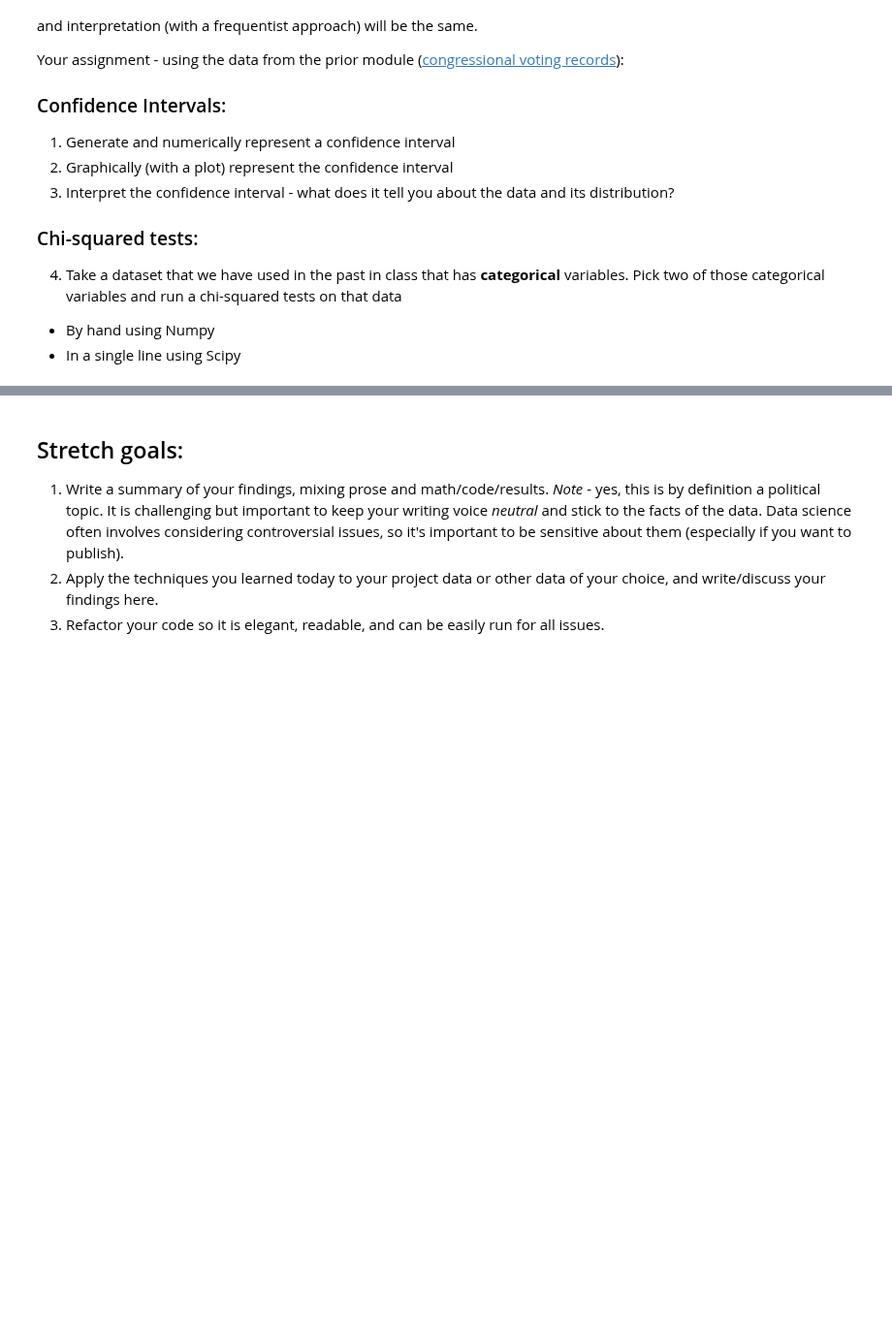
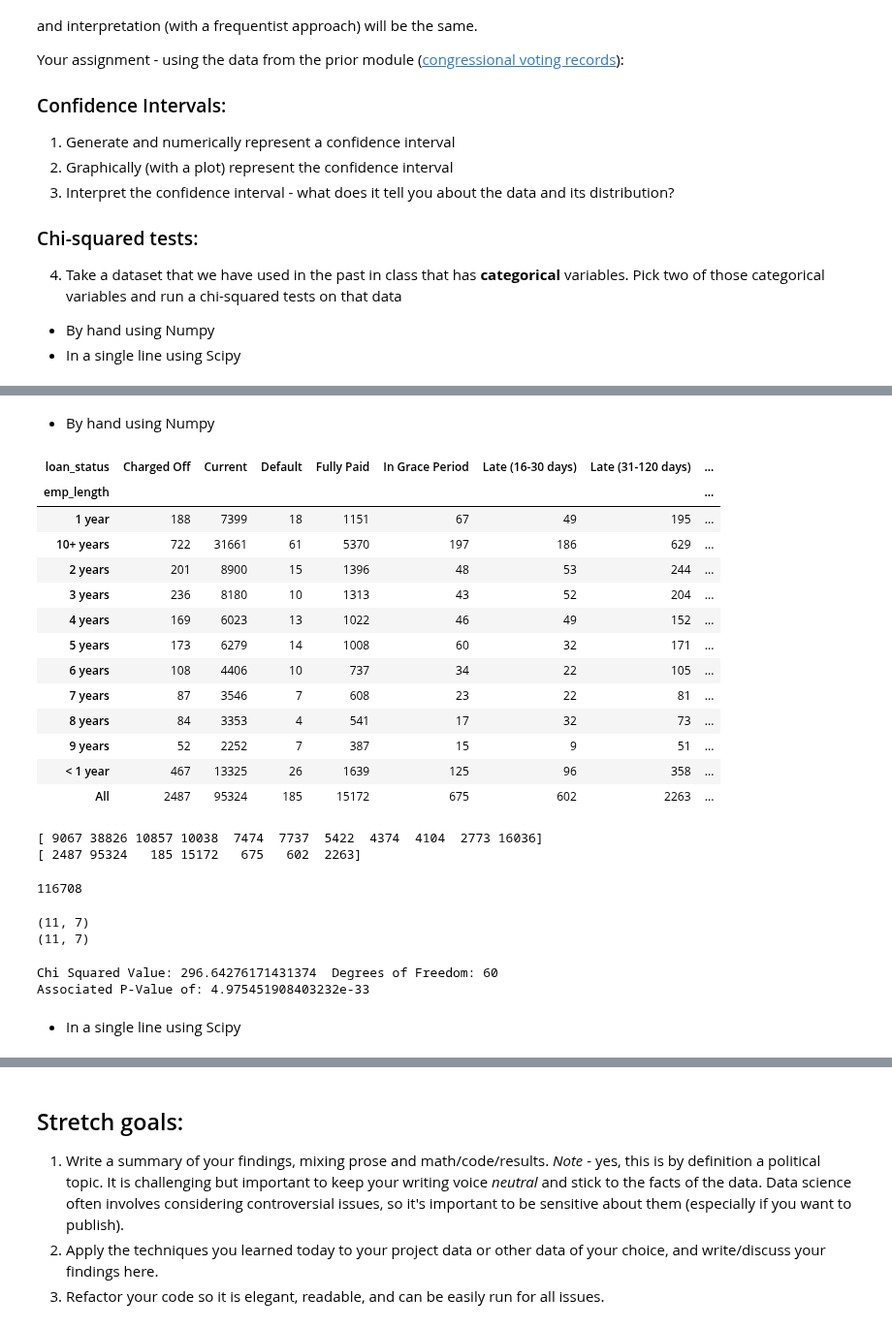
Before and after one commit to bloominstituteoftechnology/DS-Unit-1-Sprint-2-Statistics, a Jupyter notebook: module2/LS_DS_122_Sampling_Confidence_Intervals_and_Hypothesis_Testing_Assignment.ipynb, the cells around one changed output, grey strips where cells are left out. Shown at 97% size. Cells and saved outputs as stored; diff of their text form; code cells hidden in the pictures; blank space fills up the shorter version.

```diff
--- a/module2/LS_DS_122_Sampling_Confidence_Intervals_and_Hypothesis_Testing_Assignment.ipynb
+++ b/module2/LS_DS_122_Sampling_Confidence_Intervals_and_Hypothesis_Testing_Assignment.ipynb
@@ -31,0 +96,10 @@ Your assignment - using the data from the prior module ([congressional voting re
+# %%
+# get the data
+!wget https://resources.lendingclub.com/LoanStats_2018Q4.csv.zip
+!unzip LoanStats_2018Q4.csv.zip
+
+# load the data into a dataframe, respecting header placement, ignoring the
+# excess information in the tail and suppressing the warning regarding the c
+# engine with our kwargs
+df = pd.read_csv('LoanStats_2018Q4.csv', header=1, skipfooter=2, engine='python')
+df.head()
@@ -31,0 +161,64 @@ Your assignment - using the data from the prior module ([congressional voting re
+# %% [markdown]
+  - By hand using Numpy
+# %%
+contingency_table = pd.crosstab(df['emp_length'], df['loan_status'], margins=True)
+
+contingency_table
+# %% [output]
+| loan_status | Charged Off | Current | Default | Fully Paid | In Grace Period | Late (16-30 days) | Late (31-120 days) | ... |
+| emp_length |  |  |  |  |  |  |  | ... |
+| 1 year | 188 | 7399 | 18 | 1151 | 67 | 49 | 195 | ... |
+| 10+ years | 722 | 31661 | 61 | 5370 | 197 | 186 | 629 | ... |
+| 2 years | 201 | 8900 | 15 | 1396 | 48 | 53 | 244 | ... |
+| 3 years | 236 | 8180 | 10 | 1313 | 43 | 52 | 204 | ... |
+| 4 years | 169 | 6023 | 13 | 1022 | 46 | 49 | 152 | ... |
+| 5 years | 173 | 6279 | 14 | 1008 | 60 | 32 | 171 | ... |
+| 6 years | 108 | 4406 | 10 | 737 | 34 | 22 | 105 | ... |
+| 7 years | 87 | 3546 | 7 | 608 | 23 | 22 | 81 | ... |
+| 8 years | 84 | 3353 | 4 | 541 | 17 | 32 | 73 | ... |
+| 9 years | 52 | 2252 | 7 | 387 | 15 | 9 | 51 | ... |
+| < 1 year | 467 | 13325 | 26 | 1639 | 125 | 96 | 358 | ... |
+| All | 2487 | 95324 | 185 | 15172 | 675 | 602 | 2263 | ... |
+# %%
+# Calculate row and column totals to use in the expected value calculations
+row_sums = contingency_table['All'].values
+row_sums = row_sums[:-1]
+col_sums = contingency_table.iloc[-1, :-1].values
+
+print(row_sums)
+#print(row_sums_easy_way)
+print(col_sums)
+# %% [output]
+[ 9067 38826 10857 10038  7474  7737  5422  4374  4104  2773 16036]
+[ 2487 95324   185 15172   675   602  2263]
+# %%
+total = contingency_table.loc['All','All']
+total
+# %% [output]
+116708
+# %%
+expected = []
+for i in range(len(row_sums)):
+  expected_row = []
+  for column in col_sums:
+    expected_val = column*row_sums[i]/total
+    expected_row.append(expected_val)
+  expected.append(expected_row)
+
+expected = np.array(expected)
+observed = pd.crosstab(df['emp_length'], df['loan_status']).values
+print(expected.shape)
+print(observed.shape)
+# %% [output]
+(11, 7)
+(11, 7)
+# %%
+chi_squared = ((observed-expected)**2/expected).sum()
+dof = (len(row_sums)-1)*(len(col_sums)-1)
+print('Chi Squared Value: {}  Degrees of Freedom: {}'.format(chi_squared, dof))
+print('Associated P-Value of: {}'.format(stats.distributions.chi2.sf(chi_squared, dof)))
+# %% [output]
+Chi Squared Value: 296.64276171431374  Degrees of Freedom: 60
+Associated P-Value of: 4.975451908403232e-33
+# %% [markdown]
+  - In a single line using Scipy
```
Also changed, not shown: parts of 13 cells of this notebook.
